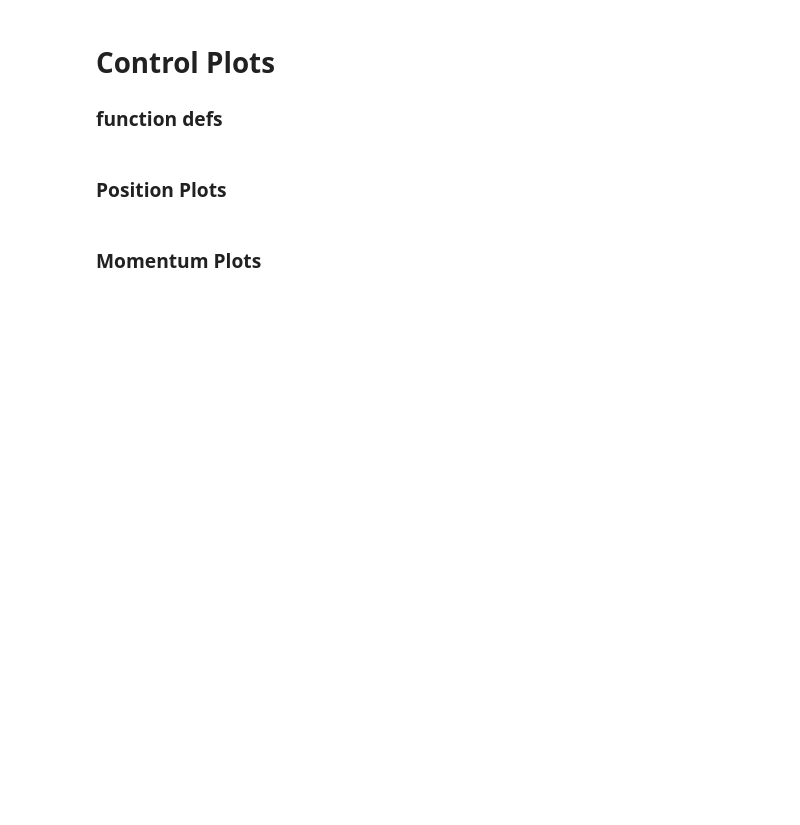
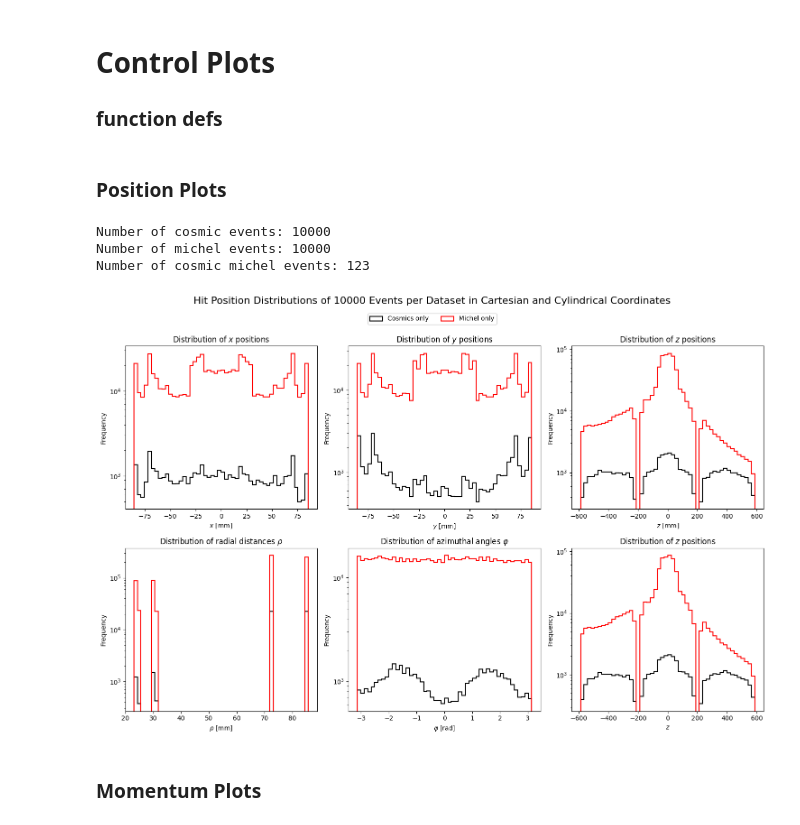
Before and after one commit to sdittmeier/Mu3eCosmicGNN, a Jupyter notebook: examples/Cosmic_GNN/particle_level_control.ipynb, the cells around one changed output. Cells and saved outputs as stored; diff of their text form; code cells hidden in the pictures; blank space fills up the shorter version.

Commit message:
Updated Particle level code and plots with the new sample

```diff
--- a/examples/Cosmic_GNN/particle_level_control.ipynb
+++ b/examples/Cosmic_GNN/particle_level_control.ipynb
@@ -23,9 +32,11 @@ pcle_results_path = results_path + 'particle_level/'
 edge_results_path = results_path + 'edge_level/'
 track_results_path = results_path + 'track_level/'
 
-cosmic_dir = '/mnt/data1/karres/cosmics_test/feature_store_cosmic/trainset/'
+#cosmic_dir = '/mnt/data1/karres/cosmics_test/feature_store_cosmic/trainset/'
+cosmic_dir = '/mnt/data1/tkar/cosmic_new/feature_store/cosmic_f3/testset/'
 michel_dir = '/mnt/data1/karres/cosmics_test/feature_store_michel/trainset/'
-cosmic_michel_dir = '/mnt/data1/karres/cosmics_test/feature_store_cosmic_michel/trainset/'
+#cosmic_michel_dir = '/mnt/data1/karres/cosmics_test/feature_store_cosmic_michel/trainset/'
+cosmic_michel_dir = '/mnt/data1/tkar/cosmic_new/feature_store/cosmic_michel_f3/aa/trainset/'
 # %% [markdown]
 # Control Plots
 
@@ -141,11 +152,26 @@ def get_graph_data(dir, samplesize):
 # %% [markdown]
 ### Position Plots
 # %%
-plot_file_name = 'position_plots_c_m_cm.pdf'
+plot_file_name = 'position_plots_c_m.pdf'
+#plot_file_name = 'position_plots_c_m_cm.pdf'
+max_samples = 10000
+n_cosmic_events = len(glob.glob(cosmic_dir+'*truth.csv'))
+n_michel_events = len(glob.glob(michel_dir+'*truth.csv'))
+n_cosmic_michel_events = len(glob.glob(cosmic_michel_dir+'*truth.csv'))
 
-x_c, y_c, z_c, r_c, phi_c, eta_c = get_position_data(cosmic_dir, 10000)
-x_m, y_m, z_m, r_m, phi_m, eta_m = get_position_data(michel_dir, 10000)
-#x_cm, y_cm, z_cm, r_cm, phi_cm, eta_cm = get_position_data(cosmic_michel_dir, 10000)
+if(n_cosmic_events > max_samples):
+    n_cosmic_events = max_samples
+if(n_michel_events > max_samples):
+    n_michel_events = max_samples
+if(n_cosmic_michel_events > max_samples):
+    n_cosmic_michel_events = max_samples
+
+print('Number of cosmic events:', n_cosmic_events)
+print('Number of michel events:', n_michel_events)
+print('Number of cosmic michel events:', n_cosmic_michel_events)
+x_c, y_c, z_c, r_c, phi_c, eta_c = get_position_data(cosmic_dir, n_cosmic_events)
+x_m, y_m, z_m, r_m, phi_m, eta_m = get_position_data(michel_dir, n_michel_events)
+#x_cm, y_cm, z_cm, r_cm, phi_cm, eta_cm = get_position_data(cosmic_michel_dir, n_cosmic_michel_events)
 
 fig, axs = plt.subplots(2, 3, figsize=(15, 10))
 
@@ -166,33 +192,38 @@ axs[0,2].hist(z_m, bins=50, linewidth=1.5, edgecolor='red', histtype='step')
 #axs[0,2].hist(z_cm, bins=50, linewidth=1.5, edgecolor='blue', histtype='step')
 axs[0,2].set_xlabel(r'$z$ [mm]')
 axs[0,2].set_title(r'Distribution of $z$ positions')
 
 axs[1,0].hist(r_c, bins=50, linewidth=1.5, edgecolor='black', histtype='step')
 axs[1,0].hist(r_m, bins=50, linewidth=1.5, edgecolor='red', histtype='step')
 #axs[1,0].hist(r_cm, bins=50, linewidth=1.5, edgecolor='blue', histtype='step')
 axs[1,0].set_xlabel(r'$\rho$ [mm]')
 axs[1,0].set_title(r'Distribution of radial distances $\rho$')
 
 axs[1,1].hist(phi_c, bins=50, linewidth=1.5, edgecolor='black', histtype='step')
 axs[1,1].hist(phi_m, bins=50, linewidth=1.5, edgecolor='red', histtype='step')
 #axs[1,1].hist(phi_cm, bins=50, linewidth=1.5, edgecolor='blue', histtype='step')
 axs[1,1].set_xlabel(r'$\varphi$ [rad]')
 axs[1,1].set_title(r'Distribution of azimuthal angles $\varphi$')
 
 axs[1,2].hist(eta_c, bins=50, linewidth=1.5, edgecolor='black', histtype='step')
 axs[1,2].hist(eta_m, bins=50, linewidth=1.5, edgecolor='red', histtype='step')
 #axs[1,2].hist(eta_cm, bins=50, linewidth=1.5, edgecolor='blue', histtype='step')
 axs[1,2].set_xlabel(r'$z$')
 axs[1,2].set_title(r'Distribution of $z$ positions')
 
 for ax in axs.flat:
     ax.set_ylabel('Frequency')
     ax.set_yscale('log')
 
 fig.legend(loc='upper center', ncol=2, bbox_to_anchor=(0.5, 0.95))
 plt.tight_layout(rect=[0, 0, 1, 0.91])
-fig.suptitle('Hit Position Distributions of 10000 Events per Dataset in Cartesian and Cylindrical Coordinates', fontsize=16)
+fig.suptitle(f'Hit Position Distributions of {n_cosmic_events} Events per Dataset in Cartesian and Cylindrical Coordinates', fontsize=16)
 fig.savefig(pcle_results_path + plot_file_name, format="pdf", bbox_inches="tight")
 plt.show()
+# %% [output]
+Number of cosmic events: 10000
+Number of michel events: 10000
+Number of cosmic michel events: 123
+[figure, added]
 # %% [markdown]
 ### Momentum Plots
```
Also changed, not shown: parts of 6 cells of this notebook.
